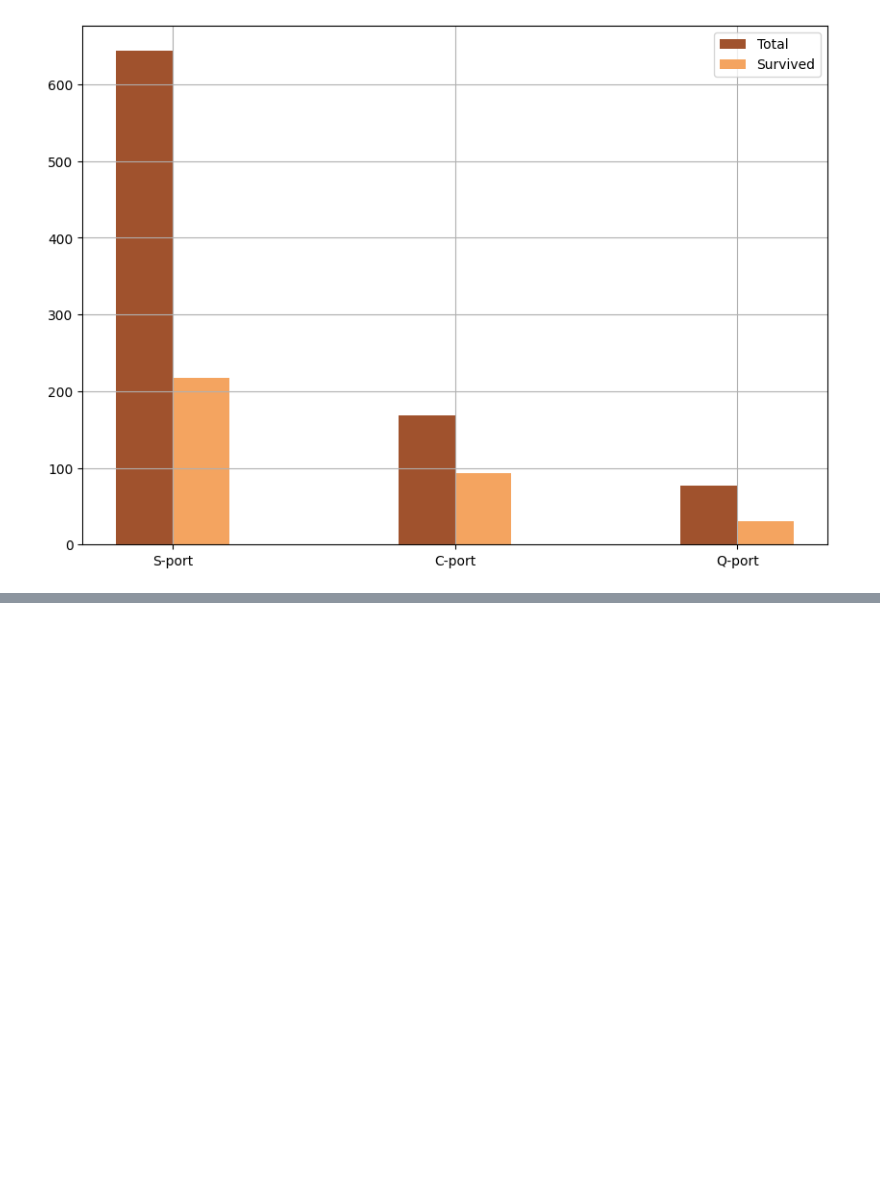
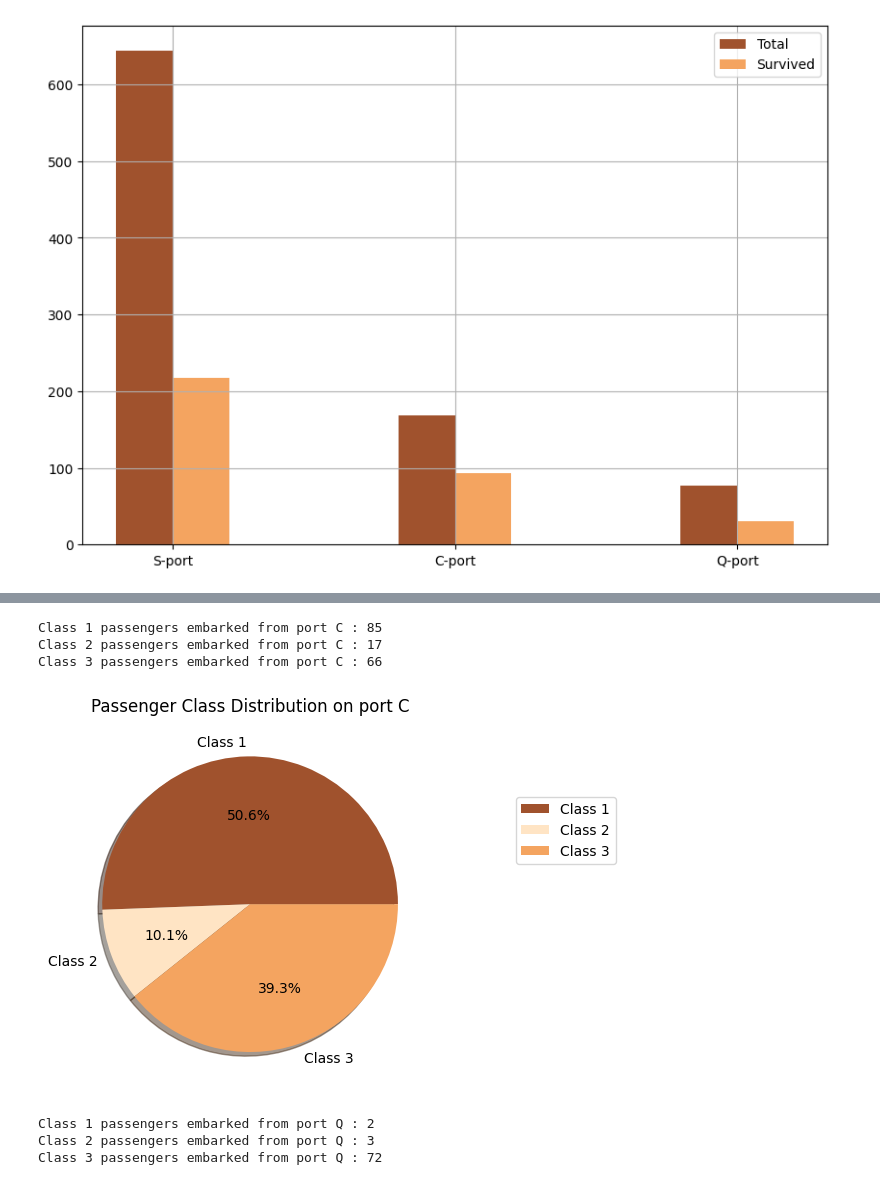
Before and after one commit to hafsatariq18/Titanic-Dataset, a Jupyter notebook: Titanic-Dataset.ipynb, the cells around one changed output, grey strips where cells are left out. Saved outputs shown, nothing was run; the diff lists cells and outputs as text; code cells hidden in the pictures; blank space fills up the shorter version.

```diff
--- a/Titanic-Dataset.ipynb
+++ b/Titanic-Dataset.ipynb
@@ -303,0 +324,31 @@ plt.show()
+# %%
+class1_c_port=((df['Embarked']=='C') & (df['Pclass']==1)).sum()
+class2_c_port=((df['Embarked']=='C') & (df['Pclass']==2)).sum()
+class3_c_port=((df['Embarked']=='C') & (df['Pclass']==3)).sum()
+print('Class 1 passengers embarked from port C :',class1_c_port)
+print('Class 2 passengers embarked from port C :',class2_c_port)
+print('Class 3 passengers embarked from port C :',class3_c_port)
+# %% [output]
+Class 1 passengers embarked from port C : 85
+Class 2 passengers embarked from port C : 17
+Class 3 passengers embarked from port C : 66
+# %%
+colours=["sienna","bisque","sandybrown"]
+data={'Class 1':class1_c_port,'Class 2':class2_c_port,'Class 3':class3_c_port}
+plt.pie(data.values(),labels=data.keys(),colors=colours,shadow=True,autopct='%2.1f%%')
+plt.title("Passenger Class Distribution on port C")
+plt.legend(loc="center left",bbox_to_anchor=(1.2,0.7),labels=data.keys())
+plt.show()
+# %% [output]
+[figure, added]
+# %%
+class1_q_port=((df['Embarked']=='Q') & (df['Pclass']==1)).sum()
+class2_q_port=((df['Embarked']=='Q') & (df['Pclass']==2)).sum()
+class3_q_port=((df['Embarked']=='Q') & (df['Pclass']==3)).sum()
+print('Class 1 passengers embarked from port Q :',class1_q_port)
+print('Class 2 passengers embarked from port Q :',class2_q_port)
+print('Class 3 passengers embarked from port Q :',class3_q_port)
+# %% [output]
+Class 1 passengers embarked from port Q : 2
+Class 2 passengers embarked from port Q : 3
+Class 3 passengers embarked from port Q : 72
```
Also changed, not shown: parts of 3 cells of this notebook.
